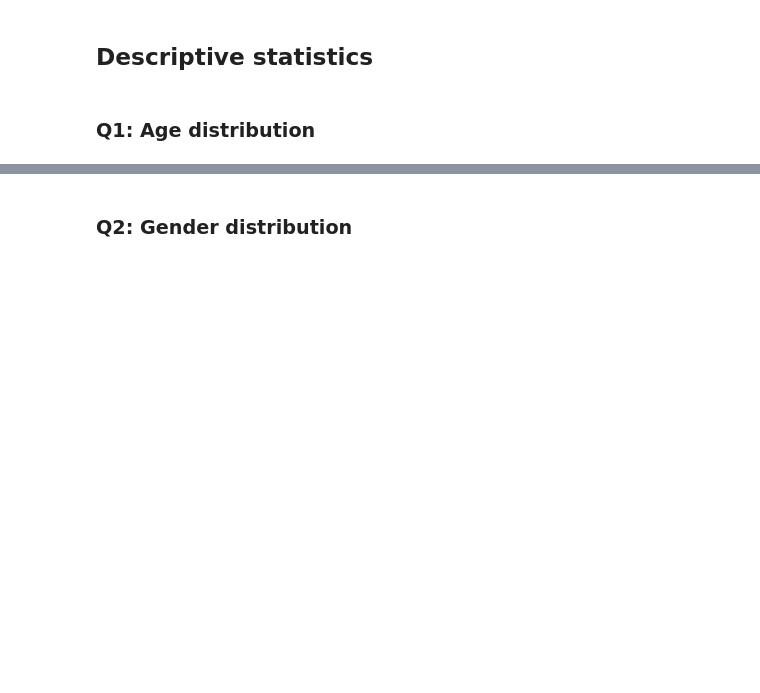
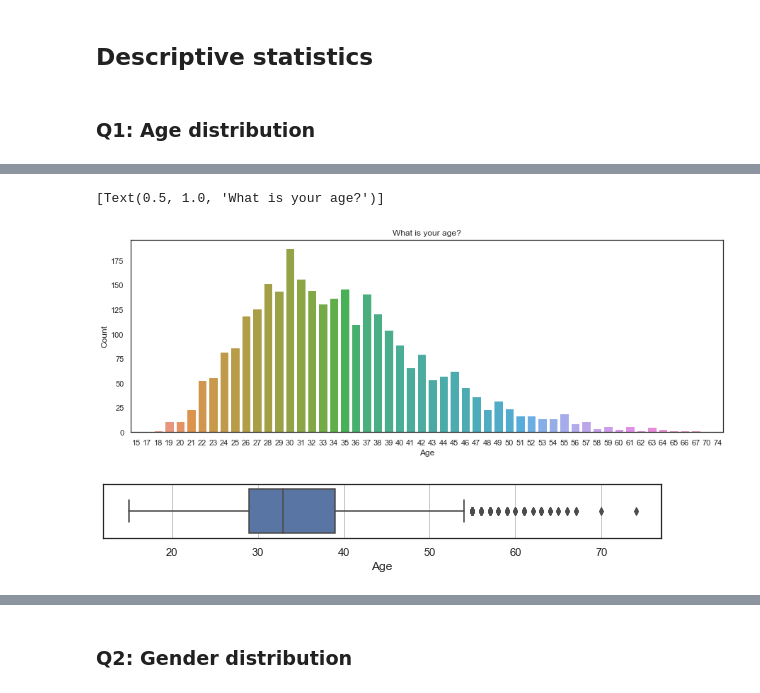
Before and after one commit to Selorikas/mental-health, a Jupyter notebook: mental-health.ipynb, the cells around one changed output, grey strips where cells are left out. Cells and saved outputs as stored; diff of their text form; code cells hidden in the pictures; blank space fills up the shorter version.

Commit message:
Add age distribution

```diff
--- a/mental-health.ipynb
+++ b/mental-health.ipynb
@@ -102,3 +103,8 @@ q118.rename(columns={'AnswerText': 'Remote_work'}, inplace = True)
 ## Descriptive statistics
 # %% [markdown]
 ### Q1: Age distribution
+# %%
+# Drop impossible/unlikely values
+q1['Age'] = pd.to_numeric(q1['Age'])
+q1.drop(q1[q1.Age < 15].index, inplace=True)
+q1.drop(q1[q1.Age > 74].index, inplace=True)
@@ -104,0 +123,19 @@ q118.rename(columns={'AnswerText': 'Remote_work'}, inplace = True)
+# %%
+# Group and count by age
+q1_by_age = q1.groupby('Age').size().reset_index(name='Count')
+q1_by_age['%'] = append_count_in_percent(q1_by_age)
+# %%
+# Age distribution overall, visualized as bar chart
+plt.subplots(figsize=(15, 5))
+age_barplot = sns.barplot(x = 'Age', y = 'Count', data = q1_by_age)
+age_barplot.set(title='What is your age?')
+# %% [output]
+[Text(0.5, 1.0, 'What is your age?')]
+[figure, added]
+# %%
+# Age distribution overall, visualized as box plot
+plt.subplots(figsize=(10, 1))
+age_boxplot = sns.boxplot(x=q1.Age)
+age_boxplot.xaxis.grid(True)
+# %% [output]
+[figure, added]
```
Also changed, not shown: parts of 6 cells of this notebook.
